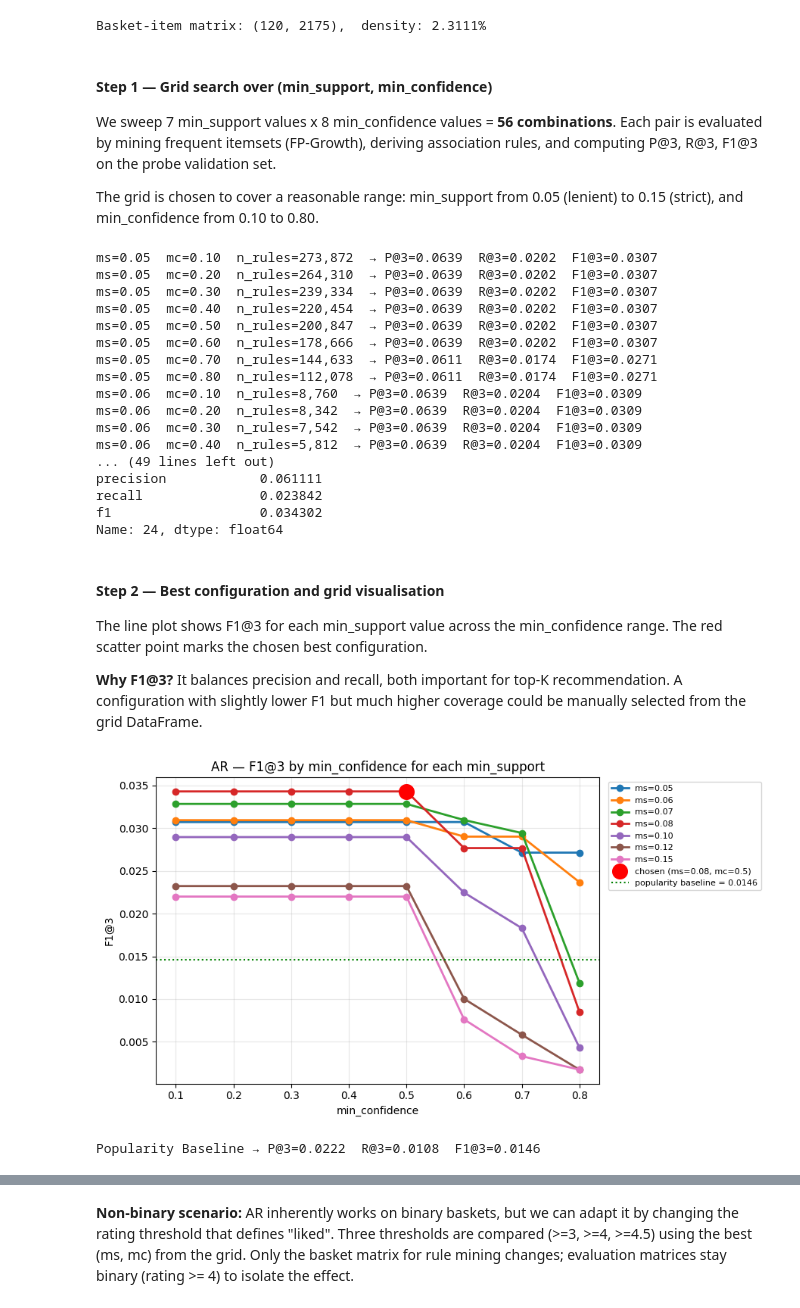
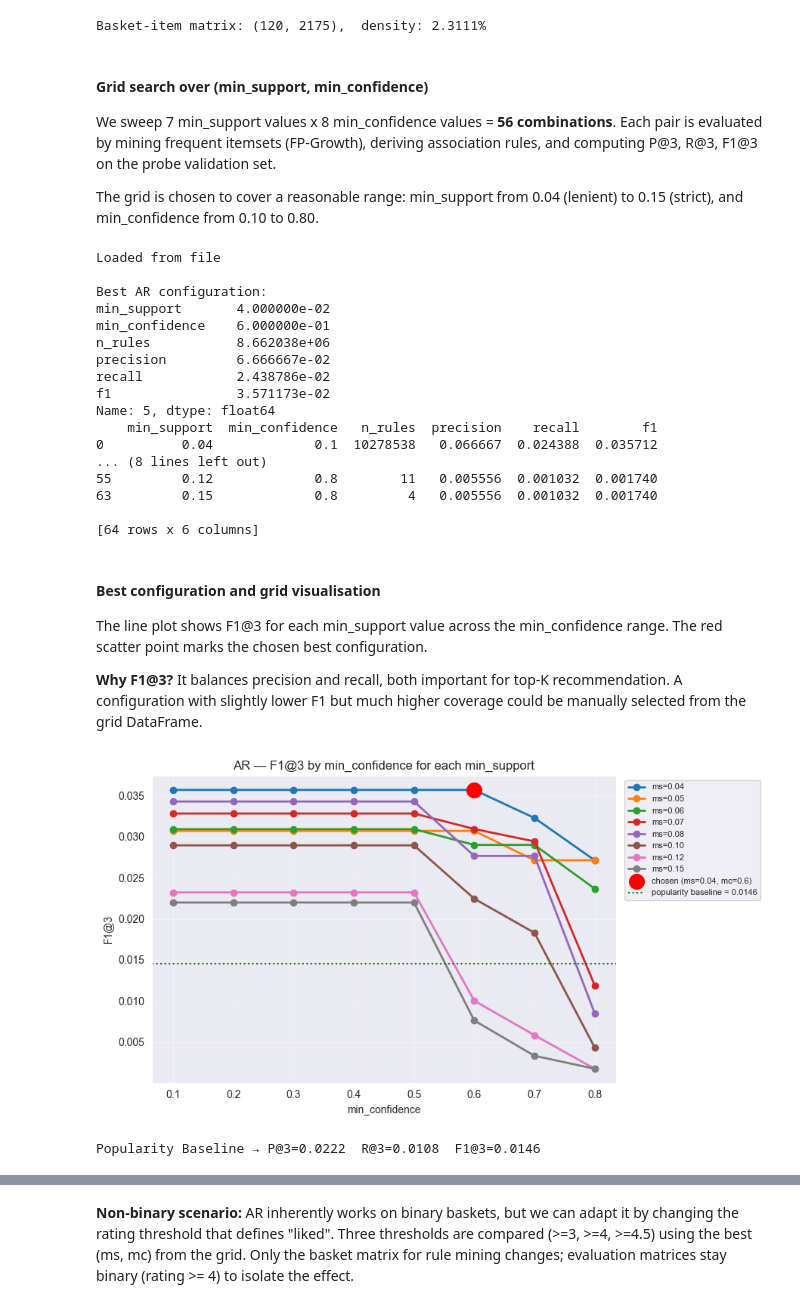
Before and after one commit to arodzina/TACD_project, a Jupyter notebook: data_preparation.ipynb, the cells around one changed output, grey strips where cells are left out. Cells and saved outputs as stored; diff of their text form; code cells hidden in the pictures.

```diff
--- a/data_preparation.ipynb
+++ b/data_preparation.ipynb
@@ -917,47 +904,56 @@ basket_item_matrix, baskets = prepare_basket_matrix(probe_implicit_train)
 # %% [output]
 Basket-item matrix: (120, 2175),  density: 2.3111%
 # %% [markdown]
-#### Step 1 — Grid search over (min_support, min_confidence)
+#### Grid search over (min_support, min_confidence)
 
-We sweep 7 min_support values x 8 min_confidence values = **56 combinations**.
-Each pair is evaluated by mining frequent itemsets (FP-Growth), deriving
-association rules, and computing P@3, R@3, F1@3 on the probe validation set.
+We sweep 7 min_support values x 8 min_confidence values = **56 combinations**. Each pair is evaluated by mining frequent itemsets (FP-Growth), deriving association rules, and computing P@3, R@3, F1@3 on the probe validation set.
 
-The grid is chosen to cover a reasonable range: min_support from 0.05 (lenient)
-to 0.15 (strict), and min_confidence from 0.10 to 0.80.
+The grid is chosen to cover a reasonable range: min_support from 0.04 (lenient) to 0.15 (strict), and min_confidence from 0.10 to 0.80.
 # %%
-support_grid    = [0.05, 0.06, 0.07, 0.08, 0.10, 0.12, 0.15]
+support_grid    = [0.04,0.05, 0.06, 0.07, 0.08, 0.10, 0.12, 0.15]
 confidence_grid = [0.10, 0.20, 0.30, 0.40, 0.50, 0.60, 0.70, 0.80]
 
-ar_binary_results = run_ar_grid(
-    basket_item_matrix, train_user_item, val_user_item,
-    support_grid=support_grid, confidence_grid=confidence_grid, K=3
+if os.path.exists("ar_binary_results.pkl"):
+    ar_binary_results = pd.read_pickle("ar_binary_results.pkl")
+    print("Loaded from file")
+else:
+    ar_binary_results = run_ar_grid(
+        basket_item_matrix, train_user_item, val_user_item,
+        support_grid=support_grid, confidence_grid=confidence_grid, K=3
+    )
+    ar_binary_results.to_pickle("ar_binary_results.pkl")
+    print("Computed and saved")
+best_ar = (
+    ar_binary_results
+    .sort_values(by=["f1", "min_confidence"], ascending=[False, False])
+    .iloc[0]
 )
-best_ar = ar_binary_results.loc[ar_binary_results["f1"].idxmax()]
-best_ms = 0.08
-best_mc = 0.50
+best_ms=best_ar["min_support"]
+best_mc=best_ar["min_confidence"]
 print("\nBest AR configuration:")
 print(best_ar)
+ar_binary_results_sorted = ar_binary_results.sort_values(by="f1", ascending=False)
+print(ar_binary_results_sorted)
 # %% [output]
-ms=0.05  mc=0.10  n_rules=273,872  → P@3=0.0639  R@3=0.0202  F1@3=0.0307
-ms=0.05  mc=0.20  n_rules=264,310  → P@3=0.0639  R@3=0.0202  F1@3=0.0307
-ms=0.05  mc=0.30  n_rules=239,334  → P@3=0.0639  R@3=0.0202  F1@3=0.0307
-ms=0.05  mc=0.40  n_rules=220,454  → P@3=0.0639  R@3=0.0202  F1@3=0.0307
-ms=0.05  mc=0.50  n_rules=200,847  → P@3=0.0639  R@3=0.0202  F1@3=0.0307
-ms=0.05  mc=0.60  n_rules=178,666  → P@3=0.0639  R@3=0.0202  F1@3=0.0307
-ms=0.05  mc=0.70  n_rules=144,633  → P@3=0.0611  R@3=0.0174  F1@3=0.0271
-ms=0.05  mc=0.80  n_rules=112,078  → P@3=0.0611  R@3=0.0174  F1@3=0.0271
-ms=0.06  mc=0.10  n_rules=8,760  → P@3=0.0639  R@3=0.0204  F1@3=0.0309
-ms=0.06  mc=0.20  n_rules=8,342  → P@3=0.0639  R@3=0.0204  F1@3=0.0309
-ms=0.06  mc=0.30  n_rules=7,542  → P@3=0.0639  R@3=0.0204  F1@3=0.0309
-ms=0.06  mc=0.40  n_rules=5,812  → P@3=0.0639  R@3=0.0204  F1@3=0.0309
-... (49 lines left out)
-precision            0.061111
-recall               0.023842
-f1                   0.034302
-Name: 24, dtype: float64
+Loaded from file
+
+Best AR configuration:
+min_support       4.000000e-02
+min_confidence    6.000000e-01
+n_rules           8.662038e+06
+precision         6.666667e-02
+recall            2.438786e-02
+f1                3.571173e-02
+Name: 5, dtype: float64
+    min_support  min_confidence   n_rules  precision    recall        f1
+0          0.04             0.1  10278538   0.066667  0.024388  0.035712
+... (8 lines left out)
+55         0.12             0.8        11   0.005556  0.001032  0.001740
+63         0.15             0.8         4   0.005556  0.001032  0.001740
+
+[64 rows x 6 columns]
 # %% [markdown]
-#### Step 2 — Best configuration and grid visualisation
+#### Best configuration and grid visualisation
 
 The line plot shows F1@3 for each min_support value across the
 min_confidence range. The red scatter point marks the chosen best
@@ -968,11 +964,11 @@ top-K recommendation. A configuration with slightly lower F1 but
 much higher coverage could be manually selected from the grid DataFrame.
 # %%
 plot_ar_grid_lines(ar_binary_results,
-                   best_ms=0.08, best_mc=0.50,
+                   best_ms=best_ms, best_mc=best_mc,
                    pop_f1=pop_f1)
 
 _, _, pop_f1 = popularity_baseline(train_user_item, val_user_item, K=3)
 # %% [output]
-[figure, old version]
+[figure, new version]
 Popularity Baseline → P@3=0.0222  R@3=0.0108  F1@3=0.0146
 # %% [markdown]
```
Also changed, not shown: parts of 29 cells of this notebook, 3 other files.
